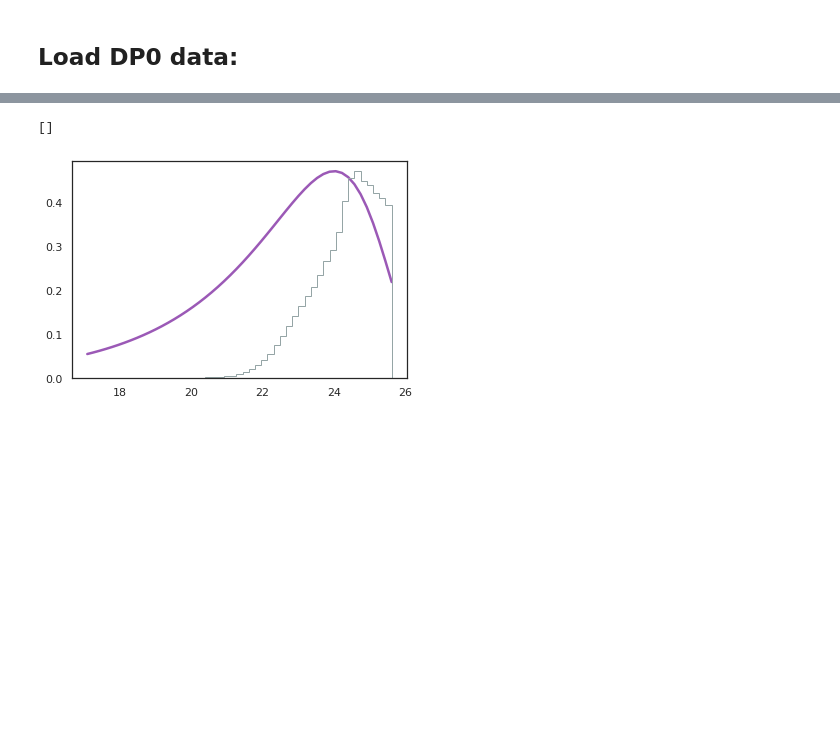
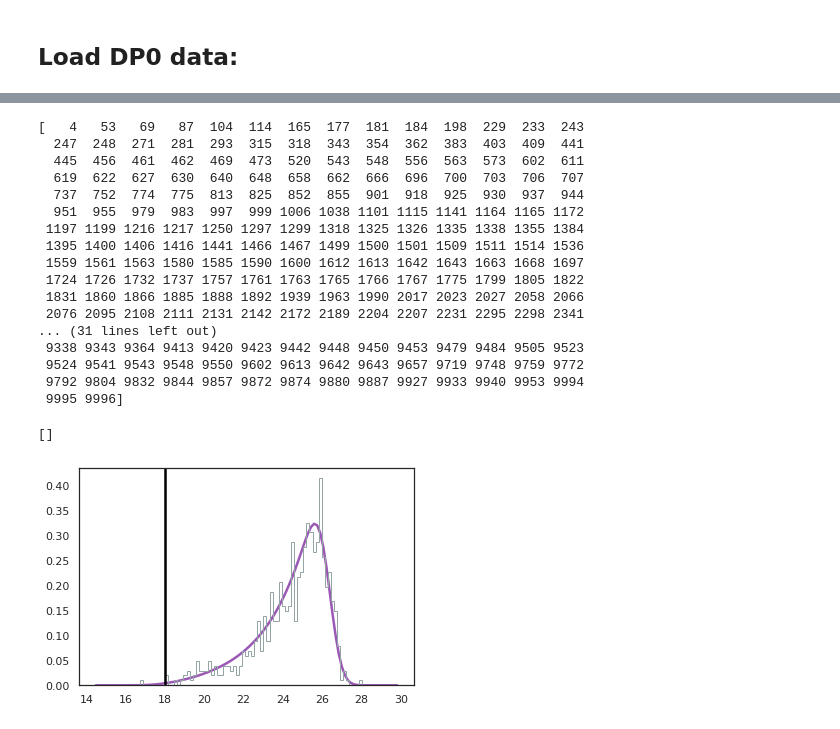
Before and after one commit to sylvielsstfr/Intern2022_PhotoZ, a Jupyter notebook: biasSetupAndTest.ipynb, the cells around one changed output, grey strips where cells are left out. Saved outputs shown, nothing was run; the diff lists cells and outputs as text; code cells hidden in the pictures; blank space fills up the shorter version.

```diff
--- a/biasSetupAndTest.ipynb
+++ b/biasSetupAndTest.ipynb
@@ -155,7 +161,7 @@ m5y = 23.954 #/ 24.900
 def photodet_select(mu,mg,mr,mi,mz,my, UMAX=m5u, GMAX=m5g, RMAX = m5r, IMAX= m5i, ZMAX=m5z, YMAX=m5y):
     return (mu>17) and (mu < UMAX) and (mg < GMAX) and (mr < RMAX) and (mi < IMAX) and (mz < ZMAX) and (my < YMAX)
 
-def selectdc2fromdp0rsp(df, Ntrain=10000):
+def selectdc2fromdp0rsp(df, Ntrain=10000,FLAG_APPLYM5CUT = True):
     """
     selectfromdp0rsp :
 
@@ -165,9 +171,11 @@ def selectdc2fromdp0rsp(df, Ntrain=10000):
     """
 
     # apply m5 cutoff
-    df['selected'] = df.apply(lambda x:  photodet_select(x['mag_u'], x['mag_g'], x['mag_r'], x['mag_i'],x['mag_z'], x['mag_y'] ), axis=1)
-    df = df[df["selected"]]
-    df = df.drop('selected', axis=1)
+    if FLAG_APPLYM5CUT :
+        df['selected'] = df.apply(lambda x:  photodet_select(x['mag_u'], x['mag_g'], x['mag_r'], x['mag_i'],x['mag_z'], x['mag_y'] ), axis=1)
+        df = df[df["selected"]]
+        df = df.drop('selected', axis=1)
+
     df = df.dropna()
     df.reset_index()
 
@@ -195,7 +203,7 @@ filename_dp0dc2_h5             = "catdp0dc2_photoz_result.h5"
 fullfilename_dp0dc2_h5         = os.path.join(inputdatadir2,filename_dp0dc2_h5)
 # %%
 df = readfromdp0rsp(fullfilename_dp0dc2_h5)
-X_train, X_test, y_train, y_test = selectdc2fromdp0rsp(df)
+X_train, X_test, y_train, y_test = selectdc2fromdp0rsp(df, FLAG_APPLYM5CUT = False)
 #del X_train
 #del X_test
 # %%
@@ -239,11 +247,11 @@ print(nbGal)
 # %%
-mag_bins = np.linspace(np.min(X_test["mag_u"].values), np.max(X_test["mag_u"].values), 50)
-nbGalList = []
+mag_bins = np.linspace(np.min(X_test["mag_r"].values), np.max(X_test["mag_r"].values), 100)
+nbGalArray = np.array([], dtype=int)
 nbTot = 0
 for mag_inf, mag_sup in zip(mag_bins[0:-1], mag_bins[1:]):
-    nbGal = len([x for x in X_test["mag_u"].values if (x >= mag_inf and x < mag_sup) ])
-    print(mag_inf, mag_sup, nbGal)
+    nbGal = len([x for x in X_test["mag_r"].values if (x >= mag_inf and x < mag_sup) ])
+    #print(mag_inf, mag_sup, nbGal)
     nbTot += nbGal
-    nbGalList.append(nbGal)
-nbGalList
+    nbGalArray = np.append(nbGalArray, nbGal)
+nbGalArray
 # %% [output]
@@ -292,8 +277,12 @@ plt.plot(mag_bins[1:],nbGalList, c="g")
 # %%
-phistar=1.1
-mstar=25
-alpha=-0.6
+phistar=0.006
+mstar=18
+alpha=-1.5
 k=alpha+1
+m5cut=26.2
+m5width=0.7
 phi = lambda m : 0.4*np.log(10)*phistar * \
-                np.power(10, 0.4*(alpha+1.)*(m - mstar)) * \
-                np.exp(-np.power(10, 0.4*(m - mstar)))
+                np.power(10, -0.4*(alpha+1.)*(m - mstar)) * \
+                np.exp(-np.power(10, -0.4*(m - mstar))) * \
+                erfc((m-m5cut)/m5width)
+print(phi(0.5*(mag_bins[:-1] + mag_bins[1:])))
@@ -300,7 +307,27 @@ phi = lambda m : 0.4*np.log(10)*phistar * \
 # %%
-plt.plot(mag_bins, phi(mag_bins))
-plt.hist(X_test["mag_u"].values, bins=mag_bins, cumulative=False, histtype='step', density=True)
+plt.plot(0.5*(mag_bins[:-1] + mag_bins[1:]), phi(0.5*(mag_bins[:-1] + mag_bins[1:])))
+sel = np.where(np.logical_and(y_train >= 0, y_train < 1/3))[0]
+print(sel)
+plt.hist(X_train["mag_r"].values[sel], bins=mag_bins, cumulative=False, histtype='step', density=True)
+plt.axvline(mstar, color='k')
 plt.plot()
 # %% [output]
-[]
+[   4   53   69   87  104  114  165  177  181  184  198  229  233  243
+  247  248  271  281  293  315  318  343  354  362  383  403  409  441
+  445  456  461  462  469  473  520  543  548  556  563  573  602  611
+  619  622  627  630  640  648  658  662  666  696  700  703  706  707
+  737  752  774  775  813  825  852  855  901  918  925  930  937  944
+  951  955  979  983  997  999 1006 1038 1101 1115 1141 1164 1165 1172
+ 1197 1199 1216 1217 1250 1297 1299 1318 1325 1326 1335 1338 1355 1384
+ 1395 1400 1406 1416 1441 1466 1467 1499 1500 1501 1509 1511 1514 1536
+ 1559 1561 1563 1580 1585 1590 1600 1612 1613 1642 1643 1663 1668 1697
+ 1724 1726 1732 1737 1757 1761 1763 1765 1766 1767 1775 1799 1805 1822
+ 1831 1860 1866 1885 1888 1892 1939 1963 1990 2017 2023 2027 2058 2066
+ 2076 2095 2108 2111 2131 2142 2172 2189 2204 2207 2231 2295 2298 2341
+... (31 lines left out)
+ 9338 9343 9364 9413 9420 9423 9442 9448 9450 9453 9479 9484 9505 9523
+ 9524 9541 9543 9548 9550 9602 9613 9642 9643 9657 9719 9748 9759 9772
+ 9792 9804 9832 9844 9857 9872 9874 9880 9887 9927 9933 9940 9953 9994
+ 9995 9996]
+[]
-[figure, old version]
+[figure, new version]
```
Also changed, not shown: parts of 12 cells of this notebook, 1 other file.
